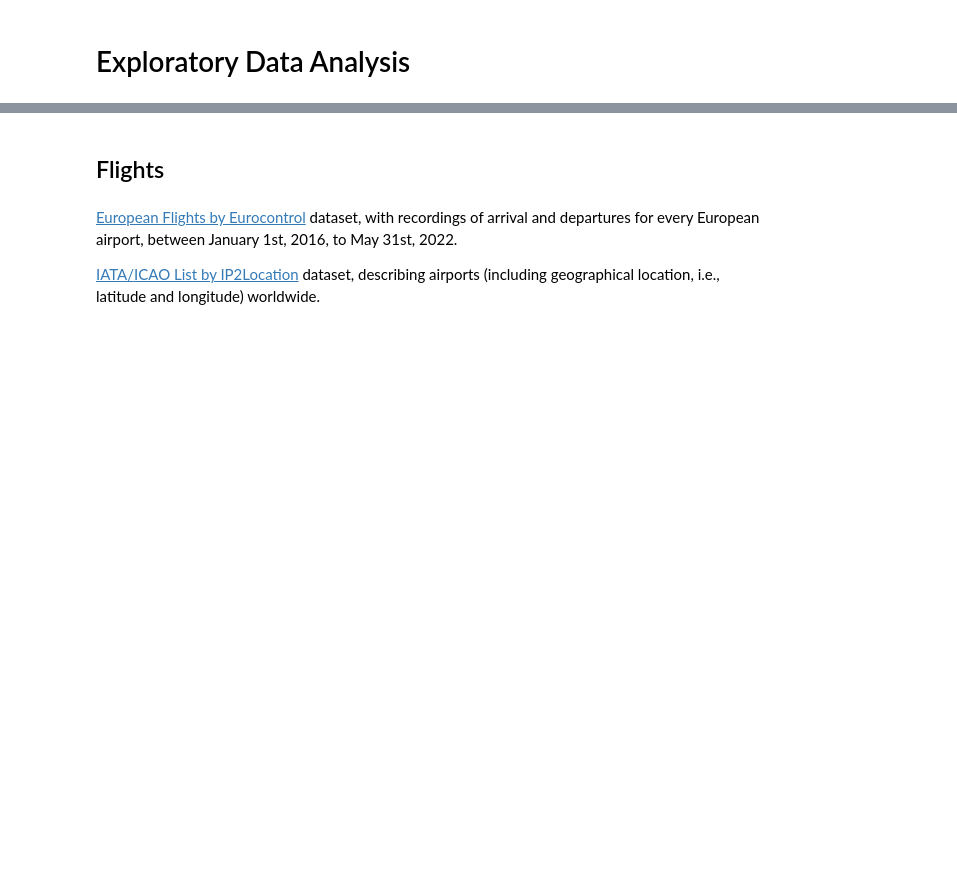
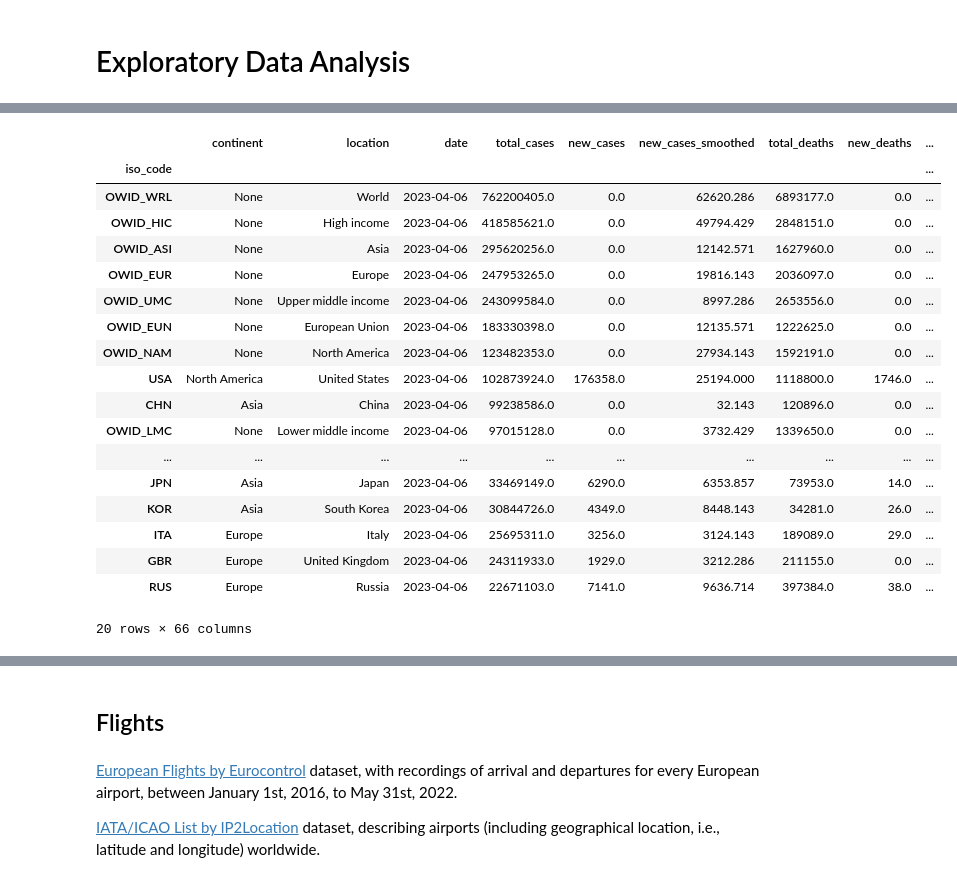
Before and after one commit to MihaiDavid05/COVID-Impact-Visualizer, a Jupyter notebook: data/exploratory_data_analysis.ipynb, the cells around one changed output, grey strips where cells are left out. Drawn from its saved outputs; the diff is of its cells as text; code cells hidden in the pictures; blank space fills up the shorter version.

```diff
--- a/data/exploratory_data_analysis.ipynb
+++ b/data/exploratory_data_analysis.ipynb
@@ -63,8 +25,0 @@ covid_df = pd.read_csv('owid-covid-data.csv')
-# %%
-# Change dateformat and show covid data format
-covid_df['date']= pd.to_datetime(covid_df['date'])
-covid_df["year"] = covid_df['date'].dt.year
-covid_df["month"] = covid_df['date'].dt.month
-covid_df["day"] = covid_df['date'].dt.day
-
-covid_df.head()
@@ -81,6 +25,0 @@ Set columns that you want to take into consideration
-# %%
-columns = ["iso_code", "continent", "location", "year", "month", 'day', 'population', "total_cases", "new_cases", "new_cases_smoothed", "total_deaths",
-           "new_deaths", "new_deaths_smoothed", "total_cases_per_million", "new_cases_per_million", "new_cases_smoothed_per_million",
-           "total_deaths_per_million", "new_deaths_per_million", "new_deaths_smoothed_per_million"]
-
-covid_df = covid_df[columns]
@@ -89,19 +25,0 @@ Keep only country codes in covid dataframe
-# %%
-continents = ['OWID_AFR', 'OWID_ASI', 'OWID_EUR', 'OWID_OCE', 'OWID_SAM', 'OWID_NAM']
-eu = ['OWID_EUN']
-kosovo = ['OWID_KOS']
-high_income = ['OWID_HIC']
-low_income = ['OWID_LIC']
-low_mid_income = ['OWID_LMC']
-upper_mid_income = ['OWID_UMC']
-north_cyprus = ['OWID_CYN']
-uk = ['OWID_ENG', 'OWID_NIR', 'OWID_SCT', 'OWID_WLS']
-world = ['OWID_WRL']
-owid_codes = continents + eu + kosovo + high_income + low_income + low_mid_income + upper_mid_income + north_cyprus + uk + world
-
-# Select unique country codes
-iso_codes_covid = covid_df['iso_code'].unique()
-iso_codes_covid = sorted(list(set(iso_codes_covid) - set(owid_codes)))
-
-# Keep only country codes
-covid_df = covid_df[covid_df.apply(lambda x: x['iso_code'] in iso_codes_covid, axis=1)]
@@ -252,0 +37,23 @@ with open('ne_110m_admin_0_countries_covid_cases.geojson', 'w') as f:
+# %%
+# Compute the number of total covid deaths, descending
+covid_df.groupby(['iso_code']).last().sort_values(by='total_cases', ascending=False).head(20)
+# %% [output]
+|  | continent | location | date | total_cases | new_cases | new_cases_smoothed | total_deaths | new_deaths | ... |
+| iso_code |  |  |  |  |  |  |  |  | ... |
+| OWID_WRL | None | World | 2023-04-06 | 762200405.0 | 0.0 | 62620.286 | 6893177.0 | 0.0 | ... |
+| OWID_HIC | None | High income | 2023-04-06 | 418585621.0 | 0.0 | 49794.429 | 2848151.0 | 0.0 | ... |
+| OWID_ASI | None | Asia | 2023-04-06 | 295620256.0 | 0.0 | 12142.571 | 1627960.0 | 0.0 | ... |
+| OWID_EUR | None | Europe | 2023-04-06 | 247953265.0 | 0.0 | 19816.143 | 2036097.0 | 0.0 | ... |
+| OWID_UMC | None | Upper middle income | 2023-04-06 | 243099584.0 | 0.0 | 8997.286 | 2653556.0 | 0.0 | ... |
+| OWID_EUN | None | European Union | 2023-04-06 | 183330398.0 | 0.0 | 12135.571 | 1222625.0 | 0.0 | ... |
+| OWID_NAM | None | North America | 2023-04-06 | 123482353.0 | 0.0 | 27934.143 | 1592191.0 | 0.0 | ... |
+| USA | North America | United States | 2023-04-06 | 102873924.0 | 176358.0 | 25194.000 | 1118800.0 | 1746.0 | ... |
+| CHN | Asia | China | 2023-04-06 | 99238586.0 | 0.0 | 32.143 | 120896.0 | 0.0 | ... |
+| OWID_LMC | None | Lower middle income | 2023-04-06 | 97015128.0 | 0.0 | 3732.429 | 1339650.0 | 0.0 | ... |
+| ... | ... | ... | ... | ... | ... | ... | ... | ... | ... |
+| JPN | Asia | Japan | 2023-04-06 | 33469149.0 | 6290.0 | 6353.857 | 73953.0 | 14.0 | ... |
+| KOR | Asia | South Korea | 2023-04-06 | 30844726.0 | 4349.0 | 8448.143 | 34281.0 | 26.0 | ... |
+| ITA | Europe | Italy | 2023-04-06 | 25695311.0 | 3256.0 | 3124.143 | 189089.0 | 29.0 | ... |
+| GBR | Europe | United Kingdom | 2023-04-06 | 24311933.0 | 1929.0 | 3212.286 | 211155.0 | 0.0 | ... |
+| RUS | Europe | Russia | 2023-04-06 | 22671103.0 | 7141.0 | 9636.714 | 397384.0 | 38.0 | ... |
+20 rows × 66 columns
```
Also changed, not shown: parts of 36 cells of this notebook, 3 other files.
